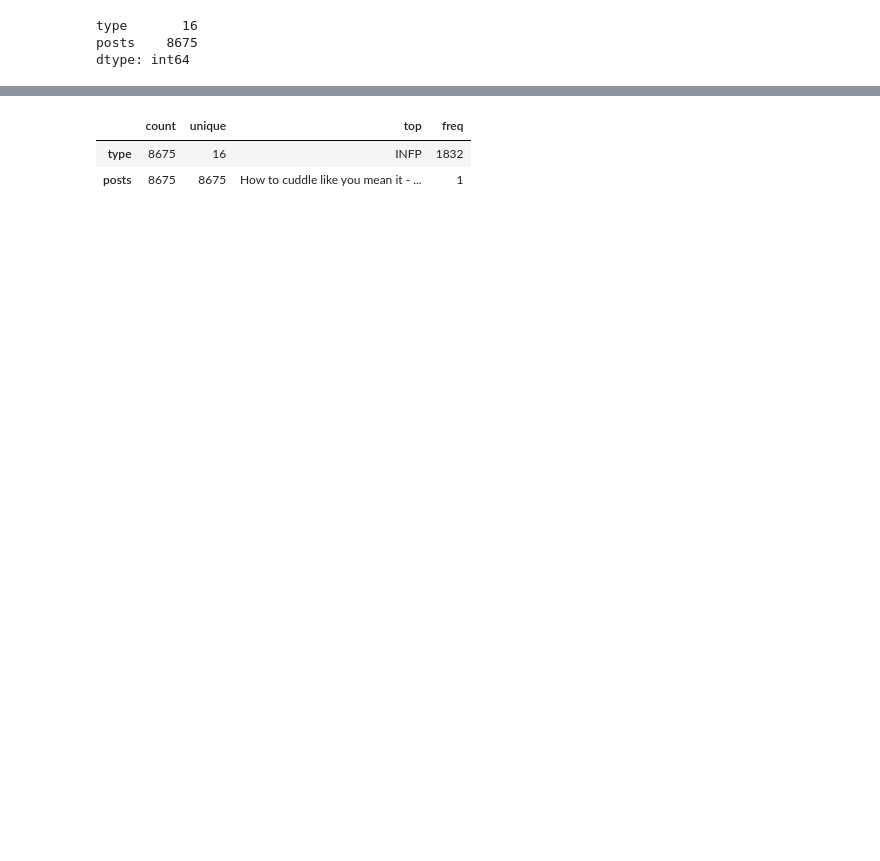
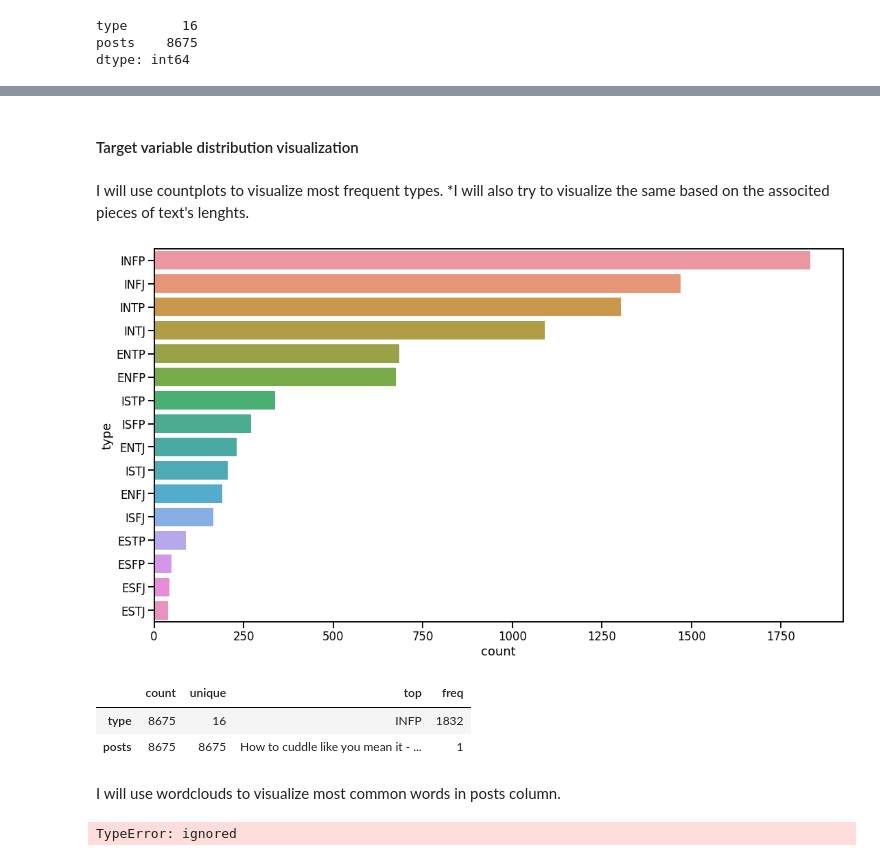
Before and after one commit to mikongame/project-final, a Jupyter notebook: your-project/MBTI.ipynb, the cells around one changed output, grey strips where cells are left out. Cells and saved outputs as stored; diff of their text form; code cells hidden in the pictures; blank space fills up the shorter version.

```diff
--- a/your-project/MBTI.ipynb
+++ b/your-project/MBTI.ipynb
@@ -144,6 +181,33 @@ dtype: int64
+# %% [markdown]
+#### Target variable distribution visualization
+# %% [markdown]
+I will use countplots to visualize most frequent types. *I will also try to visualize the same based on the associted pieces of text's lenghts.
+# %%
+plt.figure(figsize=(18,10))
+sns.countplot(y="type",data=mbti_df,
+                   order=mbti_df.type.value_counts().index)
+sns.set_context("talk")
+plt.show()
+# %% [output]
+[figure, added]
 # %%
 mbti_df.describe().T
 # %% [output]
 |  | count | unique | top | freq |
 | type | 8675 | 16 | INFP | 1832 |
 | posts | 8675 | 8675 | How to cuddle like you mean it - ... | 1 |
+# %% [markdown]
+I will use wordclouds to visualize most common words in posts column.
+# %%
+# Read the whole text.
+text = " ".join(mbti_df["posts"])
+
+# Generate a word cloud image
+wordcloud = WordCloud(background_color="white", width=800, height=400, stopwords=stopwords, max_words=500, repeat=False, min_word_length=4).generate(text)
+
+# Display the generated image:
+plt.imshow(wordcloud, interpolation="bilinear")
+sns.set_context("talk")
+plt.axis("off")
+# %% [output]
+TypeError: ignored
```
Also changed, not shown: parts of 10 cells of this notebook.
